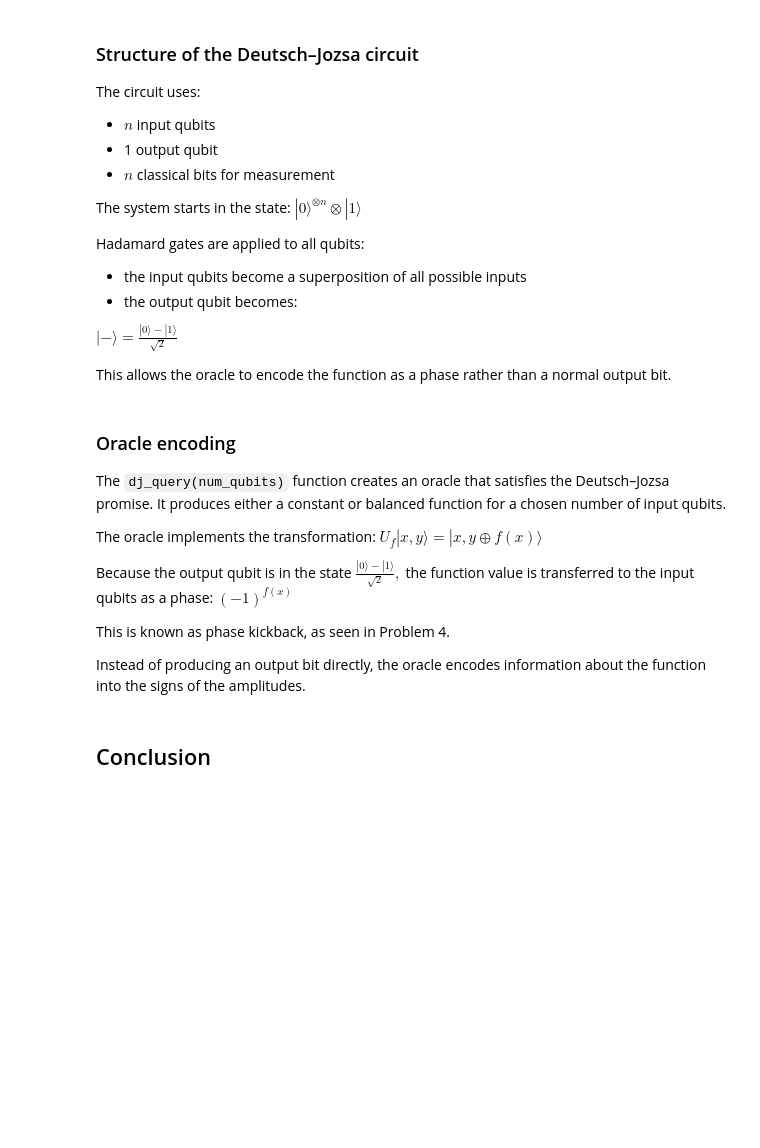
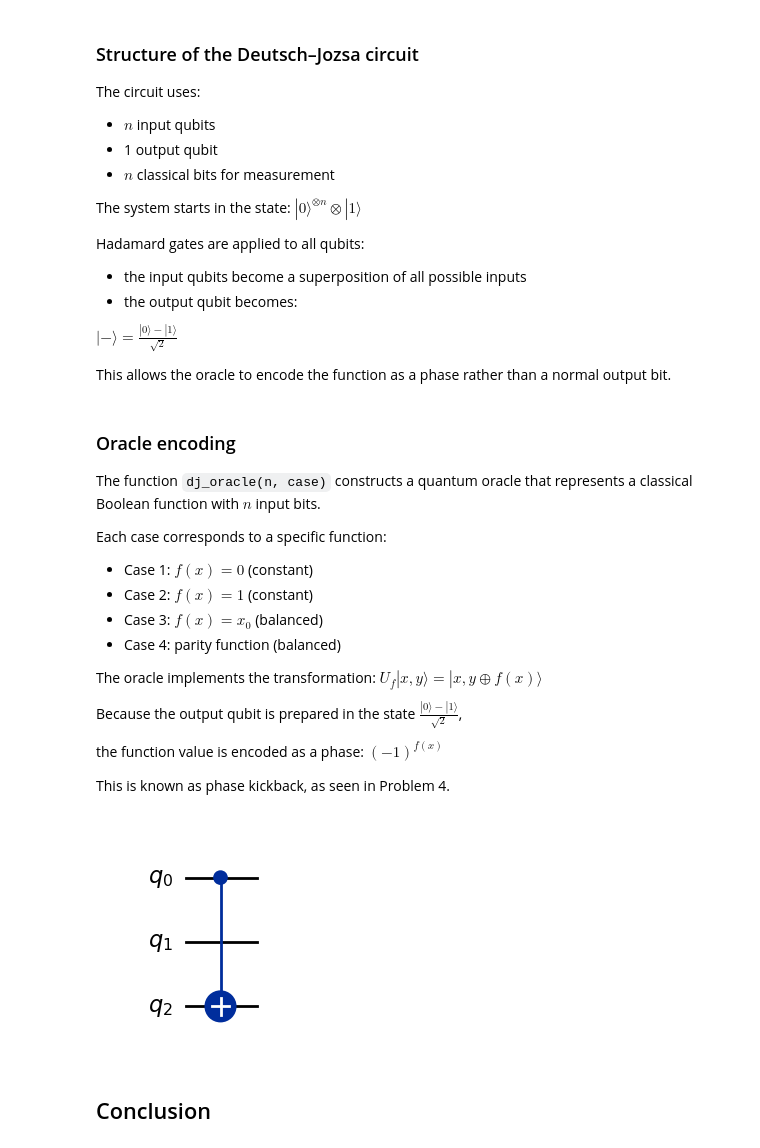
Before and after one commit to trinv1/emerging-technologies, a Jupyter notebook: problems.ipynb, the cells around one changed output. Cells and saved outputs as stored; diff of their text form; code cells hidden in the pictures; blank space fills up the shorter version.

Commit message:
Updated oracle encoding markdown to correspond to dj_oracle function

```diff
--- a/problems.ipynb
+++ b/problems.ipynb
@@ -537,45 +537,48 @@ $|-\rangle = \frac{|0\rangle - |1\rangle}{\sqrt{2}}$
 This allows the oracle to encode the function as a phase rather than a normal output bit.
 # %% [markdown]
 ### Oracle encoding
-The `dj_query(num_qubits)` function creates an oracle that satisfies the Deutsch–Jozsa promise. It produces either a constant or balanced function for a chosen number of input qubits.
+
+The function `dj_oracle(n, case)` constructs a quantum oracle that represents a classical Boolean function with $n$ input bits.
+
+Each case corresponds to a specific function:
+
+- Case 1: $f(x) = 0$ (constant)
+- Case 2: $f(x) = 1$ (constant)
+- Case 3: $f(x) = x_0$ (balanced)
+- Case 4: parity function (balanced)
 
 The oracle implements the transformation: $U_f |x, y\rangle = |x, y \oplus f(x)\rangle$
 
-Because the output qubit is in the state $\frac{|0\rangle - |1\rangle}{\sqrt{2}},$ the function value is transferred to the input qubits as a phase: $(-1)^{f(x)}$
+Because the output qubit is prepared in the state $\frac{|0\rangle - |1\rangle}{\sqrt{2}}$,
+
+the function value is encoded as a phase: $(-1)^{f(x)}$
 
 This is known as phase kickback, as seen in Problem 4.
-
-Instead of producing an output bit directly, the oracle encodes information about the function into the signs of the amplitudes.
 # %%
-from qiskit import QuantumCircuit
-
 def dj_oracle(n: int, case: int):
     """
     Returns a Deutsch–Jozsa oracle for n input qubits.
 
     Cases:
-    1 -> f(x) = 0        (constant)
-    2 -> f(x) = 1        (constant)
-    3 -> f(x) = x_0      (balanced)
-    4 -> f(x) = parity   (balanced)
+    1 - f(x) = 0        (constant)
+    2 - f(x) = 1        (constant)
+    3 - f(x) = x_0      (balanced)
+    4 - f(x) = parity   (balanced)
     """
 
-    qc = QuantumCircuit(n + 1)
+    qc = qiskit.QuantumCircuit(n + 1)
 
     if case == 1:
-        # constant 0 → do nothing
+        #constant 0 - do nothing
         pass
-
     elif case == 2:
-        # constant 1 → always flip output
+        #constant 1 - always flip output
         qc.x(n)
-
     elif case == 3:
-        # balanced → depends on first bit
+        #balanced - depends on first bit
         qc.cx(0, n)
-
     elif case == 4:
-        # balanced → parity of all input bits
+        #balanced - parity of all input bits
         for i in range(n):
             qc.cx(i, n)
 
@@ -583,5 +586,9 @@ def dj_oracle(n: int, case: int):
         raise ValueError("case must be 1, 2, 3 or 4")
 
     return qc
+# %%
+display(dj_oracle(2, 3).draw(output="mpl"))
+# %% [output]
+[figure, added]
 # %% [markdown]
 ## Conclusion
```
